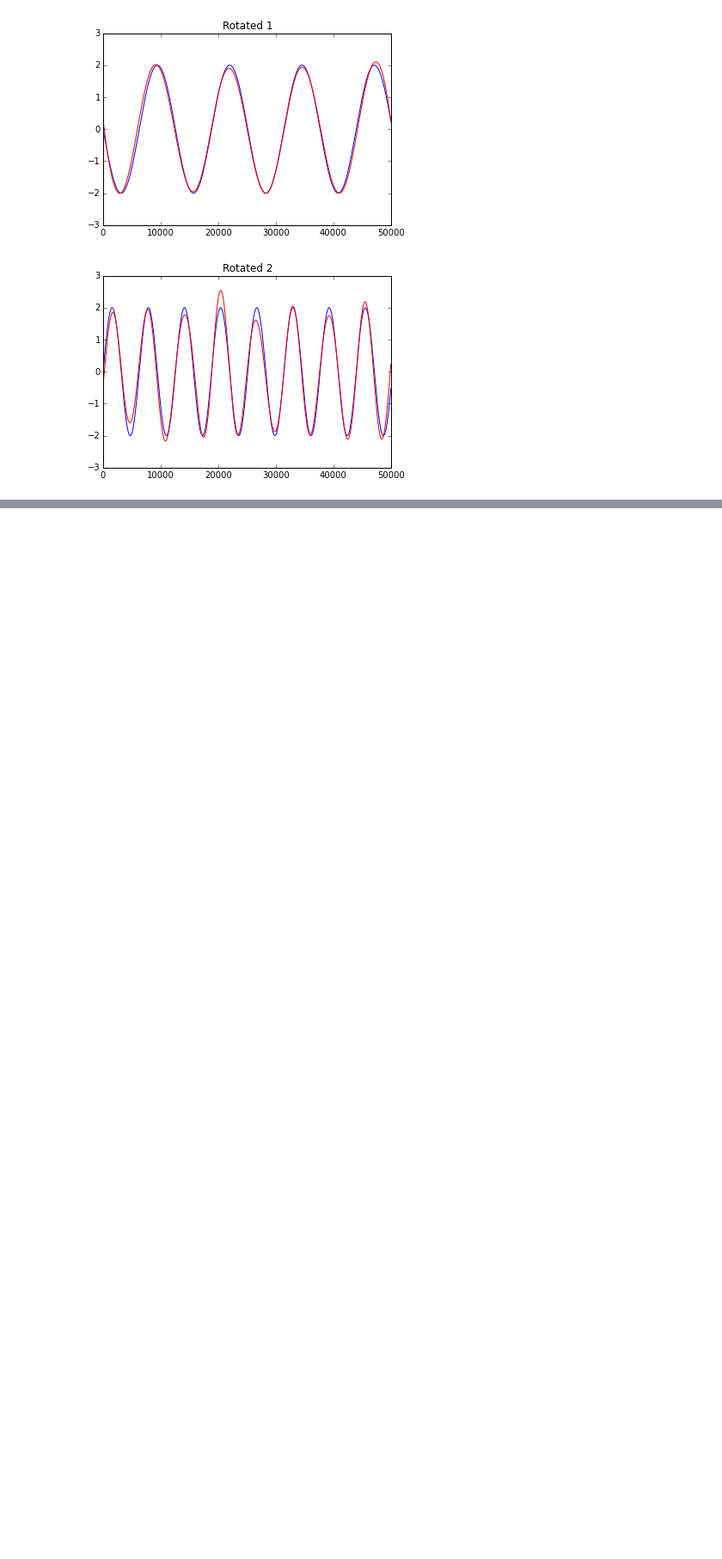
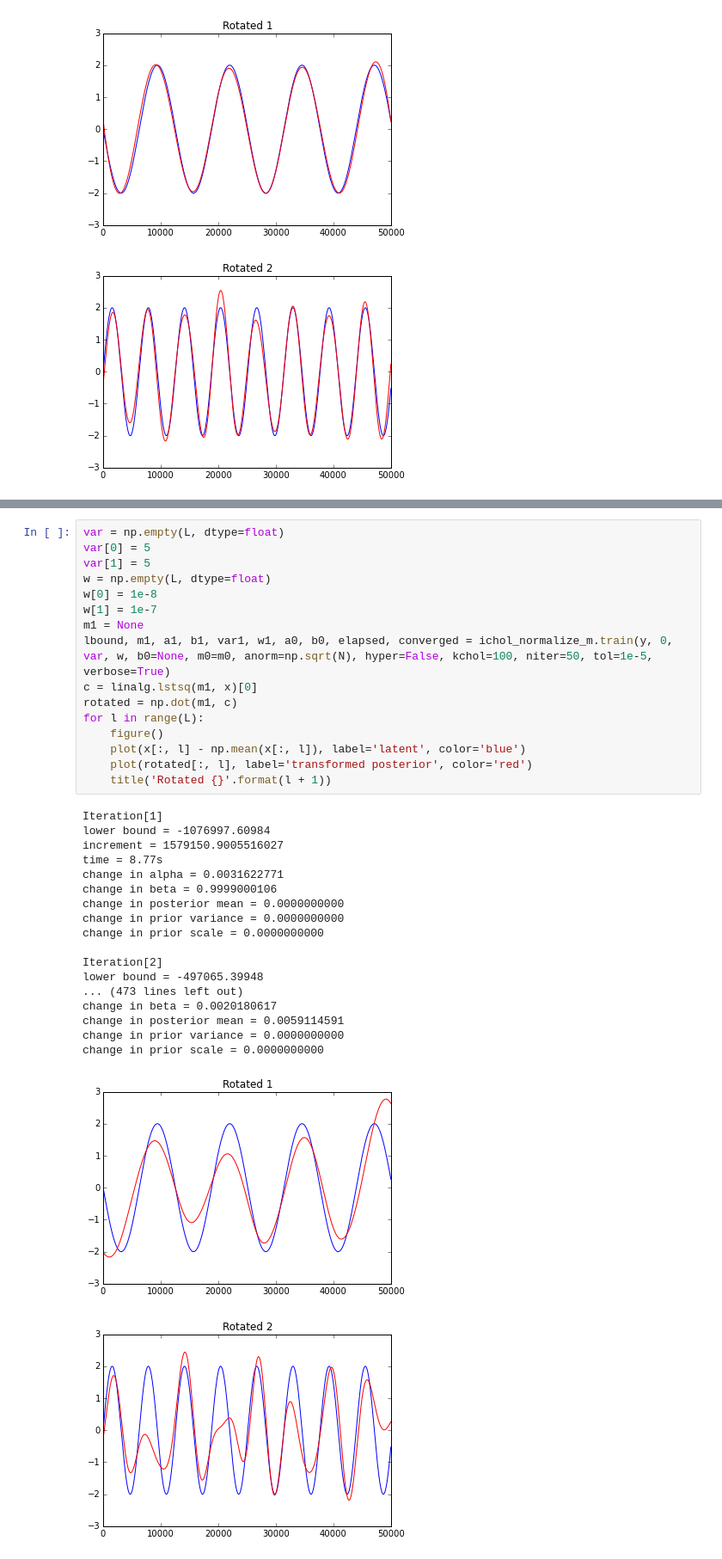
Before and after one commit to catniplab/vlgp, a Jupyter notebook: latent_only.ipynb, the cells around one changed output, grey strips where cells are left out. Shown at 86% size. Saved outputs shown, nothing was run; the diff lists cells and outputs as text; blank space fills up the shorter version.

Commit message:
center and scale m in (-1, 1) unconstrain alpha

```diff
--- a/latent_only.ipynb
+++ b/latent_only.ipynb
@@ -126,0 +140,36 @@ change in prior scale = 0.0000000000
+# %%
+var = np.empty(L, dtype=float)
+var[0] = 5
+var[1] = 5
+w = np.empty(L, dtype=float)
+w[0] = 1e-8
+w[1] = 1e-7
+m1 = None
+lbound, m1, a1, b1, var1, w1, a0, b0, elapsed, converged = ichol_normalize_m.train(y, 0, var, w, b0=None, m0=m0, anorm=np.sqrt(N), hyper=False, kchol=100, niter=50, tol=1e-5, verbose=True)
+c = linalg.lstsq(m1, x)[0]
+rotated = np.dot(m1, c)
+for l in range(L):
+    figure()
+    plot(x[:, l] - np.mean(x[:, l]), label='latent', color='blue')
+    plot(rotated[:, l], label='transformed posterior', color='red')
+    title('Rotated {}'.format(l + 1))
+# %% [output]
+Iteration[1]
+lower bound = -1076997.60984
+increment = 1579150.9005516027
+time = 8.77s
+change in alpha = 0.0031622771
+change in beta = 0.9999000106
+change in posterior mean = 0.0000000000
+change in prior variance = 0.0000000000
+change in prior scale = 0.0000000000
+
+Iteration[2]
+lower bound = -497065.39948
+... (473 lines left out)
+change in beta = 0.0020180617
+change in posterior mean = 0.0059114591
+change in prior variance = 0.0000000000
+change in prior scale = 0.0000000000
+[figure, added]
+[figure, added]
```
Also changed, not shown: parts of 5 cells of this notebook, 5 other files.
